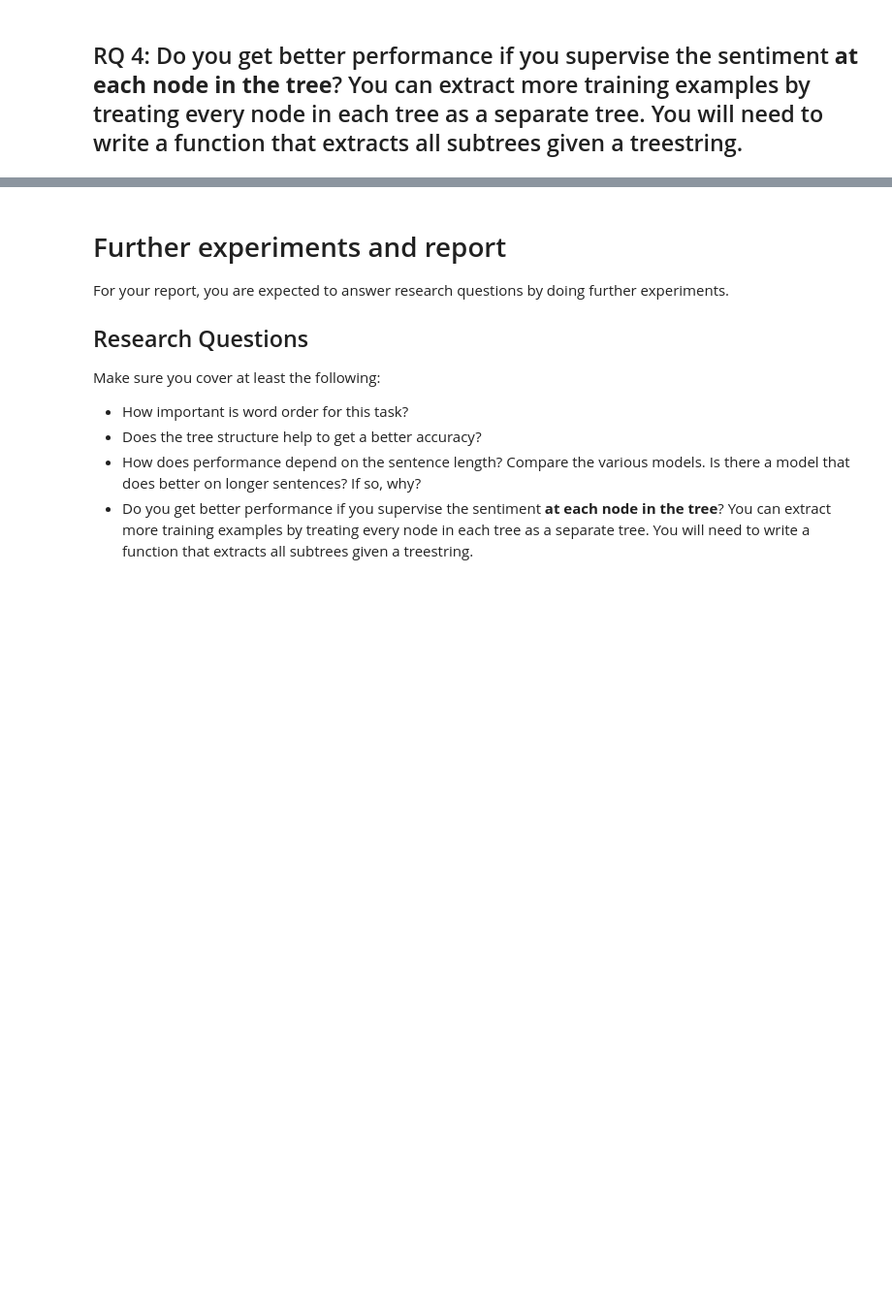
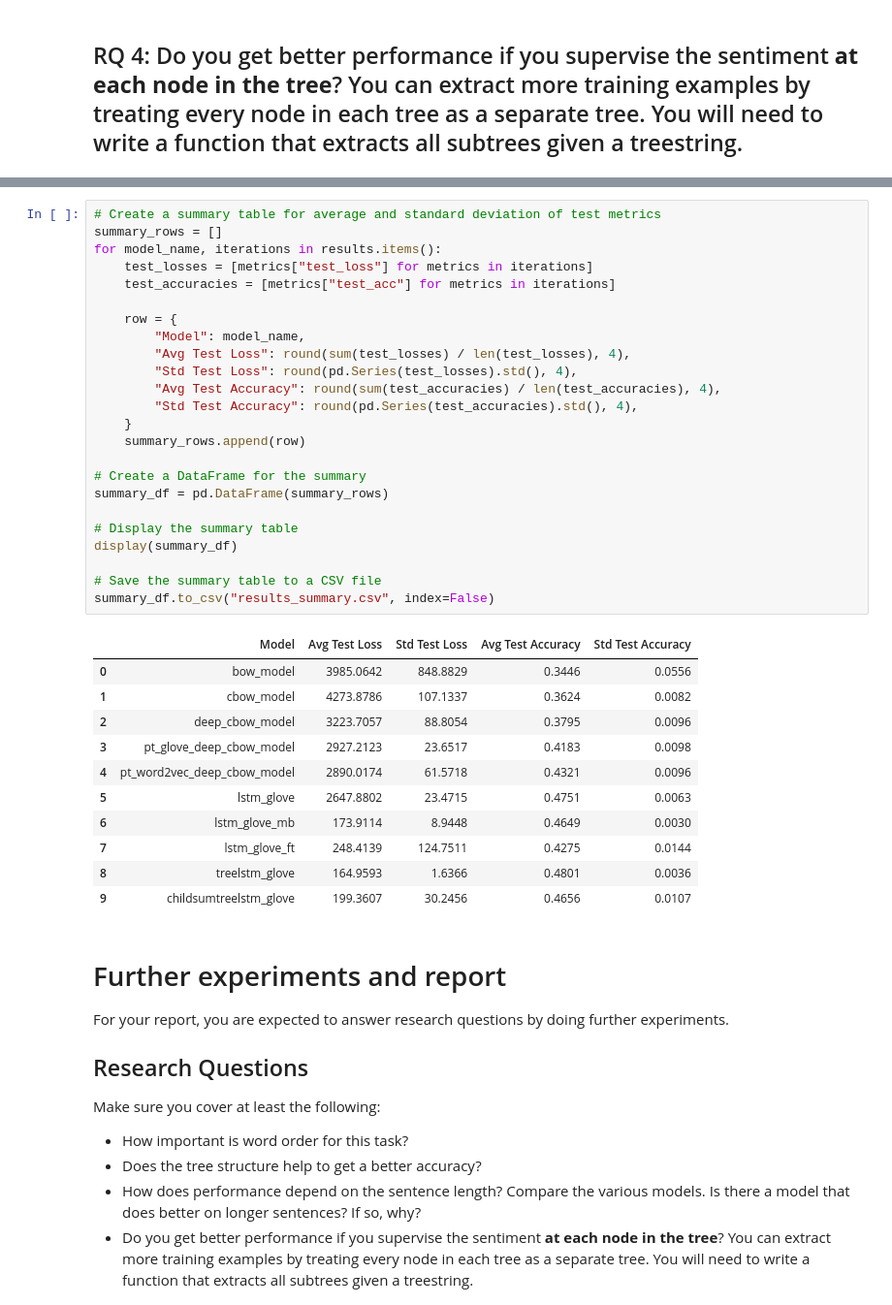
Before and after one commit to Carrask0/nlp_assignment2, a Jupyter notebook: NLP1 2024 Practical 2 (student_version).ipynb, the cells around one changed output, grey strips where cells are left out. Shown at 97% size. Cells and saved outputs as stored; diff of their text form; blank space fills up the shorter version.

```diff
--- a/NLP1 2024 Practical 2 (student_version).ipynb
+++ b/NLP1 2024 Practical 2 (student_version).ipynb
@@ -3418,3 +3755,39 @@ filtered_data= sentence_length_filter(train_data,5,7)
+# %%
+# Create a summary table for average and standard deviation of test metrics
+summary_rows = []
+for model_name, iterations in results.items():
+    test_losses = [metrics["test_loss"] for metrics in iterations]
+    test_accuracies = [metrics["test_acc"] for metrics in iterations]
+
+    row = {
+        "Model": model_name,
+        "Avg Test Loss": round(sum(test_losses) / len(test_losses), 4),
+        "Std Test Loss": round(pd.Series(test_losses).std(), 4),
+        "Avg Test Accuracy": round(sum(test_accuracies) / len(test_accuracies), 4),
+        "Std Test Accuracy": round(pd.Series(test_accuracies).std(), 4),
+    }
+    summary_rows.append(row)
+
+# Create a DataFrame for the summary
+summary_df = pd.DataFrame(summary_rows)
+
+# Display the summary table
+display(summary_df)
+
+# Save the summary table to a CSV file
+summary_df.to_csv("results_summary.csv", index=False)
+# %% [output]
+|  | Model | Avg Test Loss | Std Test Loss | Avg Test Accuracy | Std Test Accuracy |
+| 0 | bow_model | 3985.0642 | 848.8829 | 0.3446 | 0.0556 |
+| 1 | cbow_model | 4273.8786 | 107.1337 | 0.3624 | 0.0082 |
+| 2 | deep_cbow_model | 3223.7057 | 88.8054 | 0.3795 | 0.0096 |
+| 3 | pt_glove_deep_cbow_model | 2927.2123 | 23.6517 | 0.4183 | 0.0098 |
+| 4 | pt_word2vec_deep_cbow_model | 2890.0174 | 61.5718 | 0.4321 | 0.0096 |
+| 5 | lstm_glove | 2647.8802 | 23.4715 | 0.4751 | 0.0063 |
+| 6 | lstm_glove_mb | 173.9114 | 8.9448 | 0.4649 | 0.0030 |
+| 7 | lstm_glove_ft | 248.4139 | 124.7511 | 0.4275 | 0.0144 |
+| 8 | treelstm_glove | 164.9593 | 1.6366 | 0.4801 | 0.0036 |
+| 9 | childsumtreelstm_glove | 199.3607 | 30.2456 | 0.4656 | 0.0107 |
 # %% [markdown]
 # Further experiments and report
 
```
Also changed, not shown: parts of 7 cells of this notebook, 5 other files.
